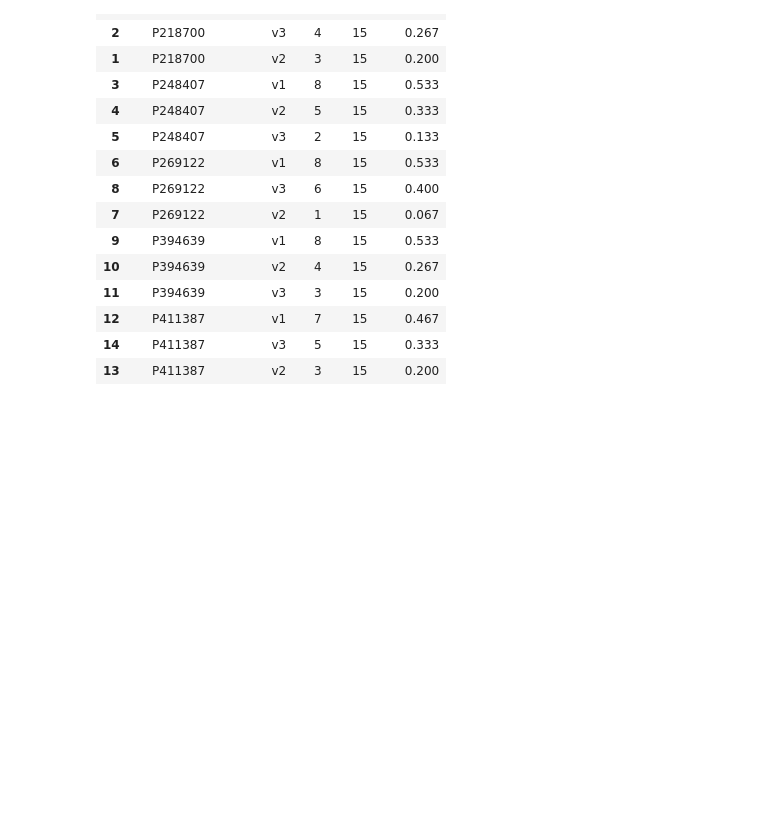
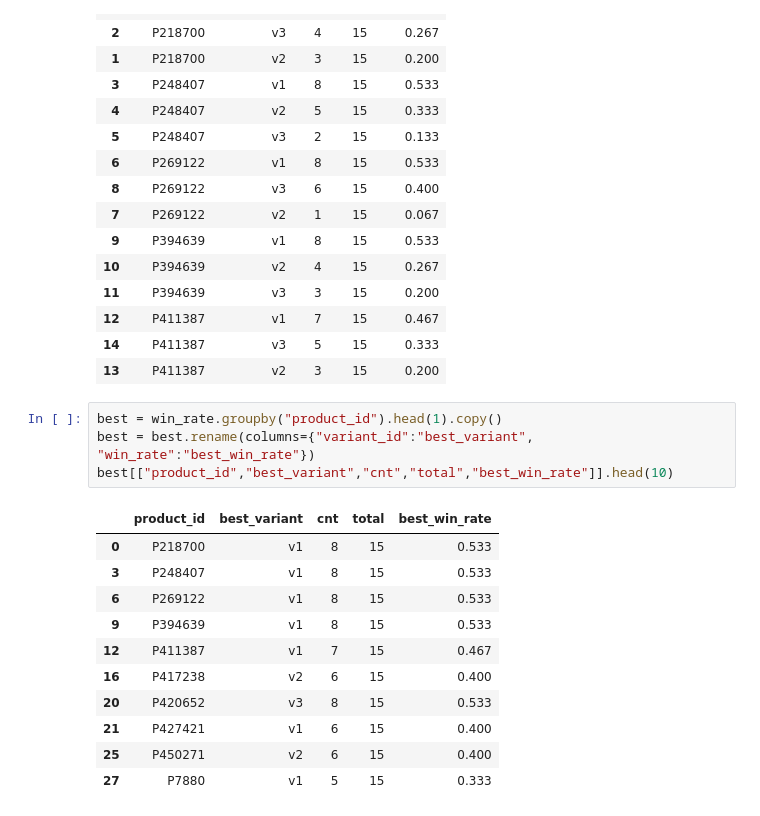
Before and after one commit to yunacong/ecom-aigc-content-lab, a Jupyter notebook: ecom-aigc/notebooks/06_human_eval_pack.ipynb, the cells around one changed output. Cells and saved outputs as stored; diff of their text form; blank space fills up the shorter version.

```diff
--- a/ecom-aigc/notebooks/06_human_eval_pack.ipynb
+++ b/ecom-aigc/notebooks/06_human_eval_pack.ipynb
@@ -210,3 +210,19 @@ win_rate.head(15)
 | 12 | P411387 | v1 | 7 | 15 | 0.467 |
 | 14 | P411387 | v3 | 5 | 15 | 0.333 |
 | 13 | P411387 | v2 | 3 | 15 | 0.200 |
+# %%
+best = win_rate.groupby("product_id").head(1).copy()
+best = best.rename(columns={"variant_id":"best_variant", "win_rate":"best_win_rate"})
+best[["product_id","best_variant","cnt","total","best_win_rate"]].head(10)
+# %% [output]
+|  | product_id | best_variant | cnt | total | best_win_rate |
+| 0 | P218700 | v1 | 8 | 15 | 0.533 |
+| 3 | P248407 | v1 | 8 | 15 | 0.533 |
+| 6 | P269122 | v1 | 8 | 15 | 0.533 |
+| 9 | P394639 | v1 | 8 | 15 | 0.533 |
+| 12 | P411387 | v1 | 7 | 15 | 0.467 |
+| 16 | P417238 | v2 | 6 | 15 | 0.400 |
+| 20 | P420652 | v3 | 8 | 15 | 0.533 |
+| 21 | P427421 | v1 | 6 | 15 | 0.400 |
+| 25 | P450271 | v2 | 6 | 15 | 0.400 |
+| 27 | P7880 | v1 | 5 | 15 | 0.333 |
```
Also changed, not shown: parts of 2 cells of this notebook, 3 other files.
